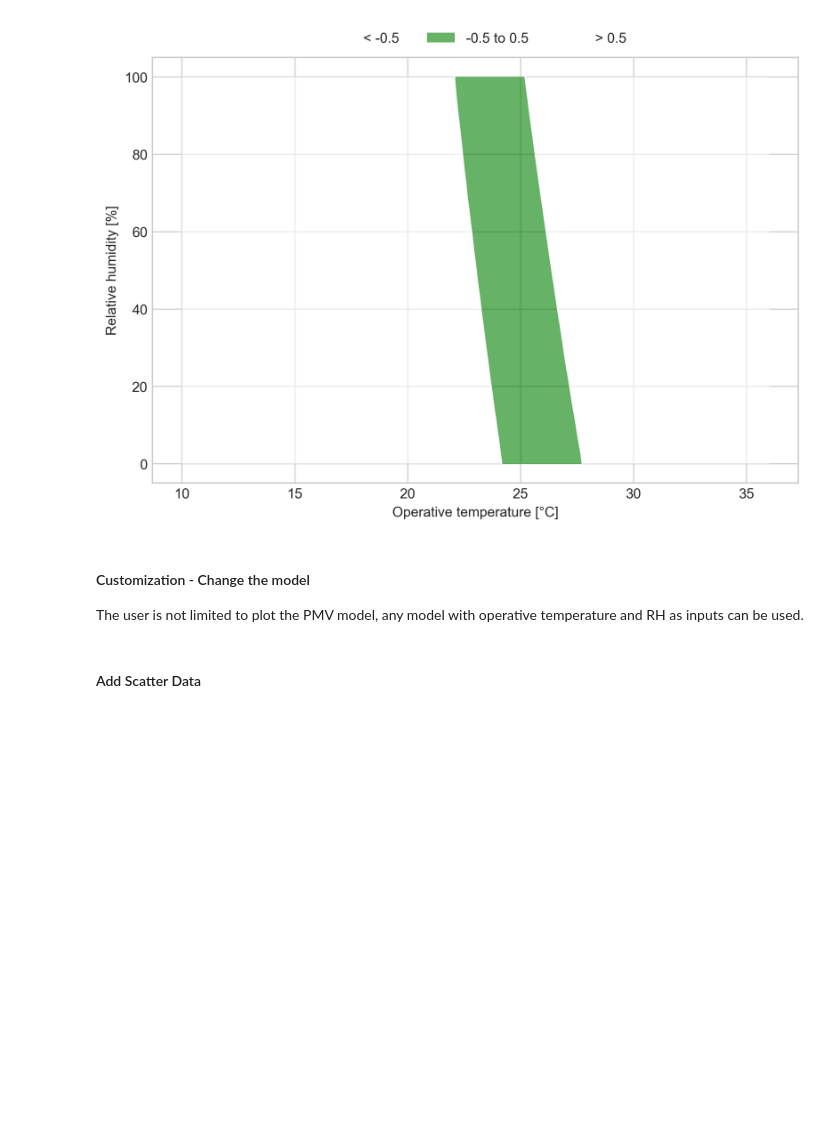
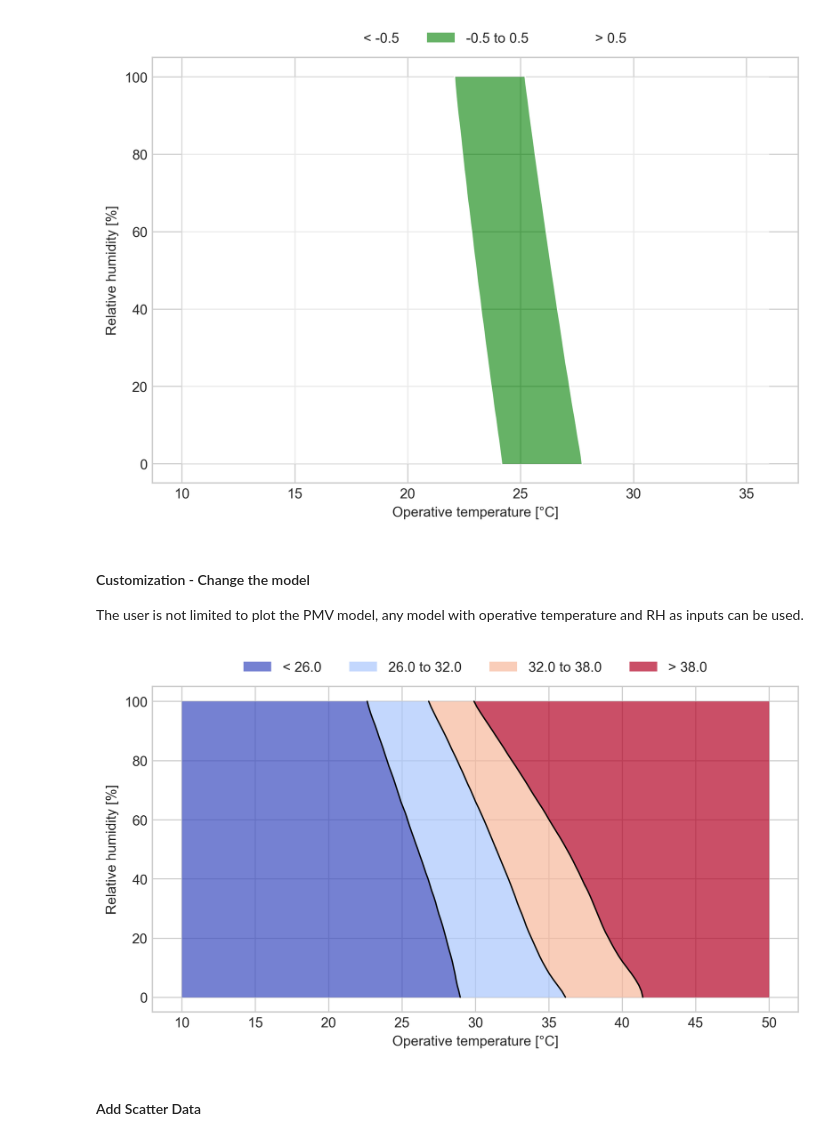
Before and after one commit to CenterForTheBuiltEnvironment/pythermalcomfort, a Jupyter notebook: docs/documentation/plots/matplotlib/plots.ipynb, the cells around one changed output. Drawn from its saved outputs; the diff is of its cells as text; code cells hidden in the pictures; blank space fills up the shorter version.

Commit message:
feat: new plots examples

```diff
--- a/docs/documentation/plots/matplotlib/plots.ipynb
+++ b/docs/documentation/plots/matplotlib/plots.ipynb
@@ -68,18 +68,20 @@ The user is not limited to plot the PMV model, any model with operative temperat
 # %%
 from pythermalcomfort.models import utci
 from pythermalcomfort.plots.matplotlib import ranges_to_rh
 
 ax, _ = ranges_to_rh(
     model_func=utci,
     fixed_params={
         "v": 0.1,
     },
     thresholds=[26, 32, 38, 46],  # UTCI risk categories
     t_range=(10, 50),
     rh_range=(0, 100),
-    plot_kwargs={"cmap": "plasma", "band_alpha": 0.7},
+    plot_kwargs={"band_alpha": 0.7},
 )
 plt.show()
+# %% [output]
+[figure, added]
 # %% [markdown]
 #### Add Scatter Data
 # %%
```
Also changed, not shown: parts of 1 cell of this notebook, 1 other file.
